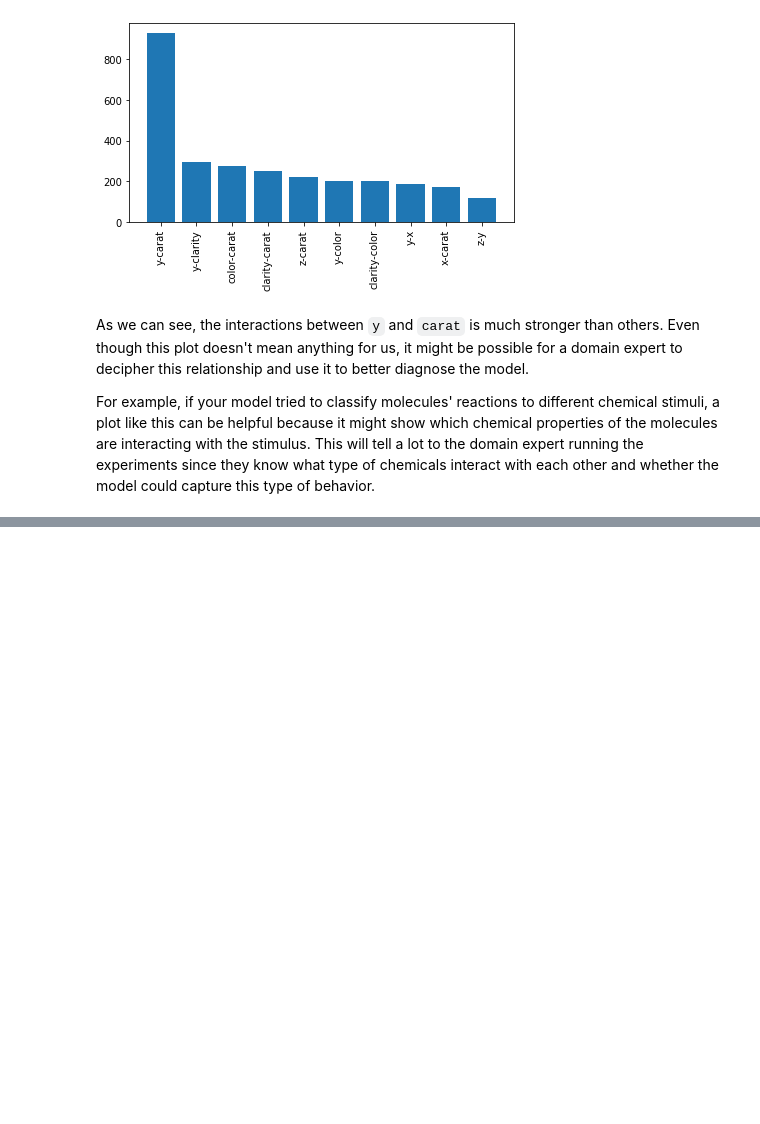
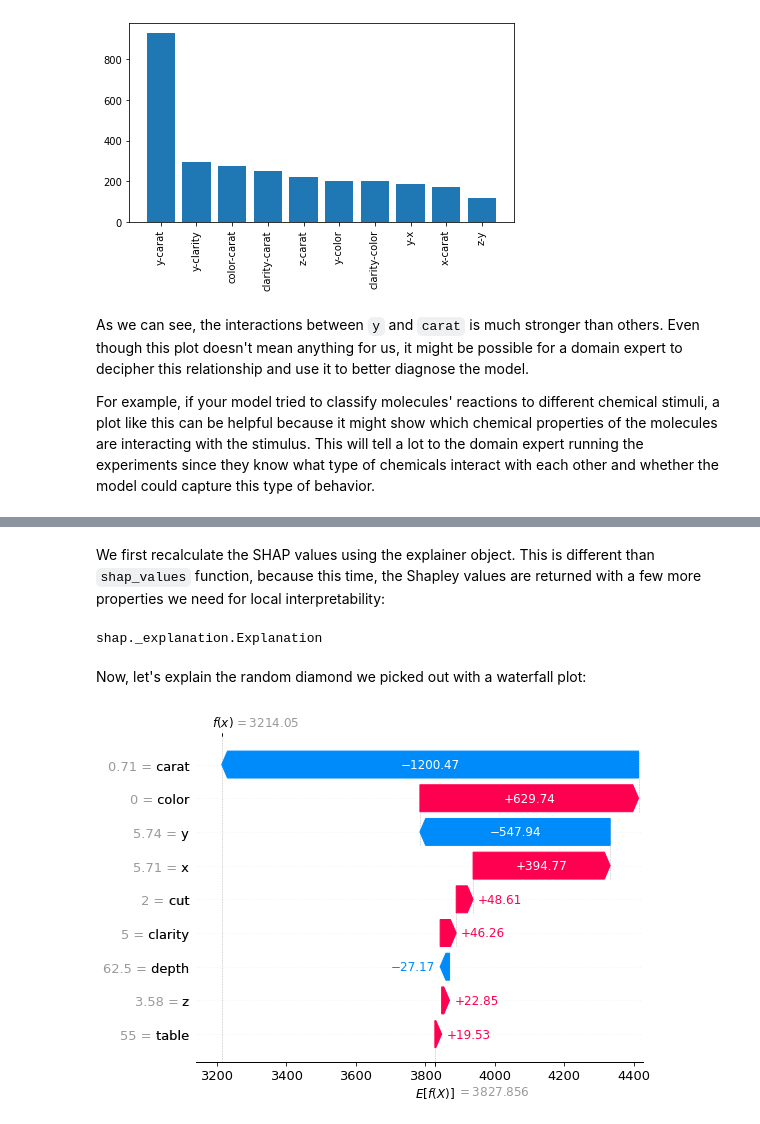
Before and after one commit to BexTuychiev/medium_stories, a Jupyter notebook: 2021/october/1_shap_explainability/notebook.ipynb, the cells around one changed output, grey strips where cells are left out. Saved outputs shown, nothing was run; the diff lists cells and outputs as text; code cells hidden in the pictures; blank space fills up the shorter version.

Commit message:
section: Local interpretability

```diff
--- a/2021/october/1_shap_explainability/notebook.ipynb
+++ b/2021/october/1_shap_explainability/notebook.ipynb
@@ -394,0 +402,5 @@ interactions_xgb.shape
+# %%
+%%time
+
+# Recalculate SHAP values
+shap_explainer_values = xgb_explainer(X_train, y_train)
@@ -394,0 +409,12 @@ interactions_xgb.shape
+# %% [markdown]
+We first recalculate the SHAP values using the explainer object. This is different than `shap_values` function, because this time, the Shapley values are returned with a few more properties we need for local interpretability:
+# %%
+type(shap_explainer_values)
+# %% [output]
+shap._explanation.Explanation
+# %% [markdown]
+Now, let's explain the random diamond we picked out with a waterfall plot:
+# %%
+shap.waterfall_plot(shap_explainer_values[6559])
+# %% [output]
+[figure, added]
```
Also changed, not shown: parts of 13 cells of this notebook.
